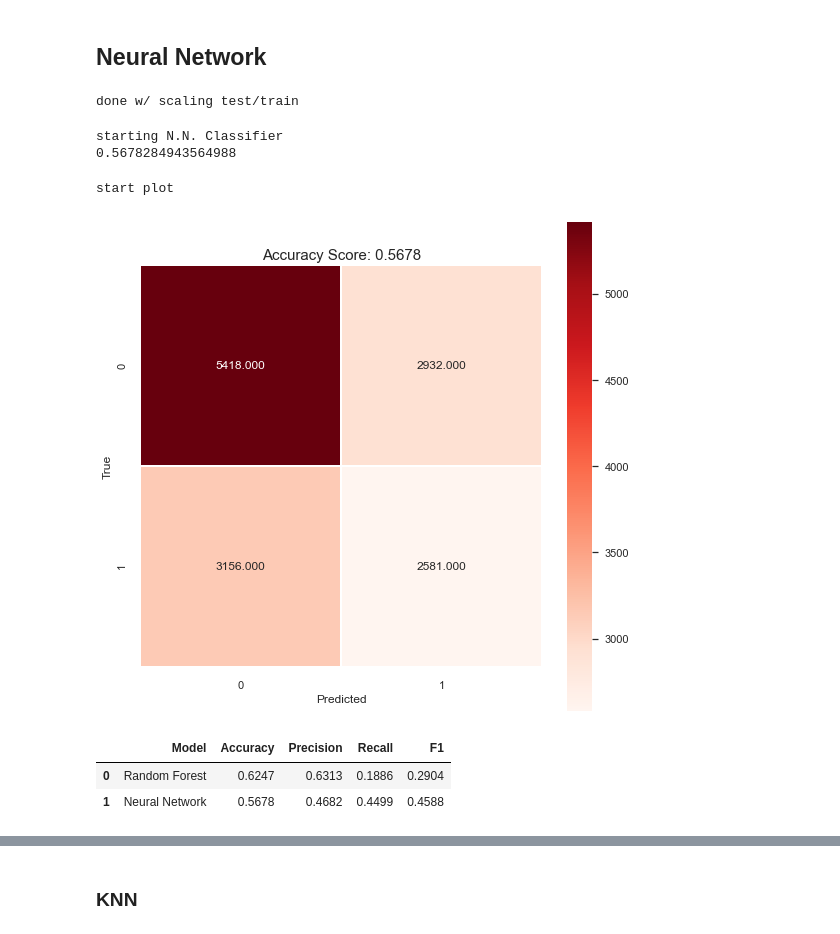
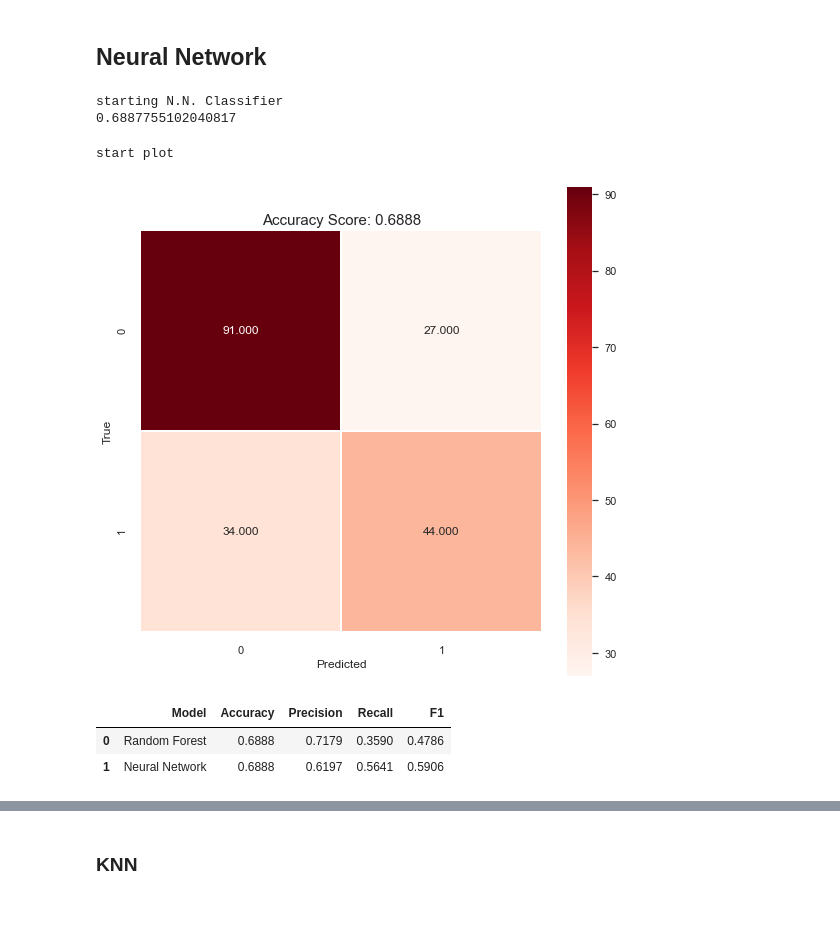
Before and after one commit to bcullinan32/ML_Course, a Jupyter notebook: Class-Data-Clean-Up.ipynb, the cells around one changed output, grey strips where cells are left out. Saved outputs shown, nothing was run; the diff lists cells and outputs as text; code cells hidden in the pictures.

```diff
--- a/Class-Data-Clean-Up.ipynb
+++ b/Class-Data-Clean-Up.ipynb
@@ -107,4 +110,4 @@ expData = mainData
 # %%
 #TEMP -- Sample Main Data to make code faster to run for debugging/ quick experiments
-#mainData = mainData.sample(1000)
-#mainData.shape
+mainData = mainData.sample(1000)
+mainData.shape
@@ -767,2 +773,17 @@ quick evaluation report with test/train split with PCA:
+# %%
+# Sets to Use:
+x_train_Active = x_train
+x_test_Active = x_test
+y_train_Active = y_train
+y_test_Active= y_test
+#Parking lot _pca
+
+# Feature List
+featureList = PredictorVar_orig # Parking Lot: PredictorVar_pca
+
+# Scale X sets:
+sc_X = StandardScaler()
+x_train = sc_X.fit_transform(x_train_Active)
+x_test = sc_X.transform(x_test_Active)
 # %% [markdown]
 ## Random Forest
@@ -777,10 +792,10 @@ print("starting RF")
 # Random Forest
 ## Set and Fit Model
 rf = RandomForestClassifier(n_estimators=500, max_leaf_nodes=32,n_jobs=-1)
-rf.fit(x_train_rf,y_train_rf)
+rf.fit(x_train,y_train)
 
 ## Make Predictions
-y_pred_rf = rf.predict(x_test_rf)
+y_pred_rf = rf.predict(x_test)
 print("done RF")
 # %% [output]
 starting RF
@@ -851,64 +851,42 @@ Start Feature Importance
 ## Gradient Boosting
 # %% [markdown]
 ## Neural Network
-# %%
-# Set Version of Test/Train Set to use:
-x_train_nn = x_train
-x_test_nn = x_test
-y_train_nn = y_train
-y_test_nn = y_test
-
-# Scale X sets:
-sc_X = StandardScaler()
-x_train_nn = sc_X.fit_transform(x_train_nn)
-x_test_nn = sc_X.transform(x_test_nn)
-print('done w/ scaling test/train')
-# %% [output]
-done w/ scaling test/train
 # %%
 print("starting N.N. Classifier")
 nn = MLPClassifier(hidden_layer_sizes=(256,128,64,32),
-                   activation="relu",random_state=1).fit(x_train_nn, y_train_pca)
-y_pred_nn = nn.predict(x_test_nn)
-print(nn.score(x_test_nn, y_test_nn))
+                   activation="relu",random_state=1)
+nn.fit(x_train, y_train)
+y_pred_nn = nn.predict(x_test)
+print(nn.score(x_test, y_test))
 # %% [output]
 starting N.N. Classifier
-0.5678284943564988
+0.6887755102040817
 # %%
-#  N.N -- CM
-
+# N.N -- Plot CM
 print("start plot")
-# Random Forest -- Plot CM
-model = nn # update mode
-cm_y_test = y_test_nn
-cm_y_pred = y_pred_nn # Update yPred
-cm_x_test = x_test_nn
-
-cm, score = createConfMatrix(model,cm_y_test, cm_y_pred, cm_x_test)
+cm, score = createConfMatrix(nn,y_test, y_pred_nn, x_test) #model, y_test, y_pred, x_test
 
 # plot result
 plt.figure(figsize=(9,9))
 fig= sns.heatmap(cm, annot=True, fmt=".3f", linewidths=.5, square = True, cmap = 'Reds');
 all_sample_title = "Accuracy Score: " + score.astype('str')
 plt.title(all_sample_title, size = 15);
-plt.savefig('Figures/NN_CM.png')
+plt.savefig(plotLoc+'NN_CM.png')
 # %% [output]
 start plot
-[figure, old version]
+[figure, new version]
 # %%
 # N.N -- Precision/Recall Scores
 ## Set Params
 model_name = "Neural Network"
-scores_y_test = y_test_nn
-scores_y_pred = y_pred_nn # Update yPred
 
 ## Call Function
-summaryDF = summaryStats(model_name,scores_y_test, scores_y_pred, summaryStatsDF)
+summaryDF = summaryStats(model_name,y_test, y_pred_nn, summaryStatsDF) # modelName(str), y_test, y_pred, df
 summaryDF
 # %% [output]
 |  | Model | Accuracy | Precision | Recall | F1 |
-| 0 | Random Forest | 0.6247 | 0.6313 | 0.1886 | 0.2904 |
-| 1 | Neural Network | 0.5678 | 0.4682 | 0.4499 | 0.4588 |
+| 0 | Random Forest | 0.6888 | 0.7179 | 0.3590 | 0.4786 |
+| 1 | Neural Network | 0.6888 | 0.6197 | 0.5641 | 0.5906 |
 # %%
 # ROC Curve/ AUC Score
 print("N.N ROC Plot")
```
Also changed, not shown: parts of 41 cells of this notebook.
